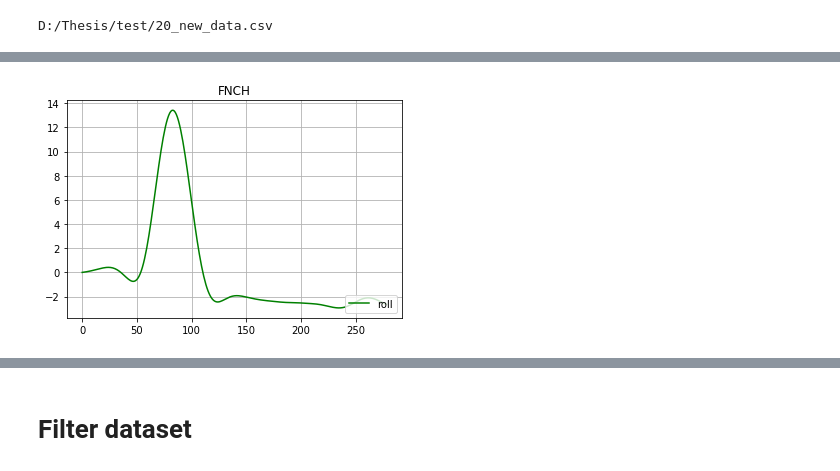
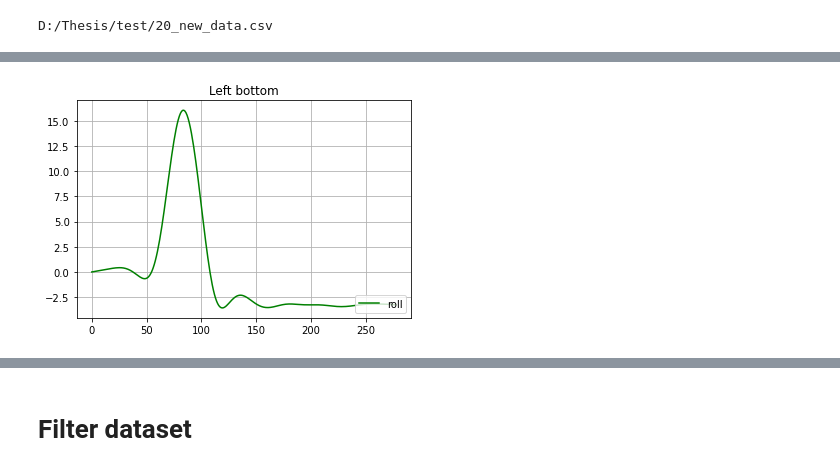
Before and after one commit to Demilaris/human_intention, a Jupyter notebook: IMU Preprocessing.ipynb, the cells around one changed output, grey strips where cells are left out. Drawn from its saved outputs; the diff is of its cells as text; code cells hidden in the pictures.

```diff
--- a/IMU Preprocessing.ipynb
+++ b/IMU Preprocessing.ipynb
@@ -437,5 +407,5 @@ matplot_plot(fnch,'FNCH')
-# %%
-fnch = filter_angles(orientation_rb)
-matplot_plot(fnch,'FNCH')
-# %% [output]
-[figure, removed]
+# %%
+fnch = filter_angles(orientation_lb)
+matplot_plot(fnch,'Left bottom')
+# %% [output]
+[figure, added]
```
Also changed, not shown: parts of 25 cells of this notebook, 5 other files.
